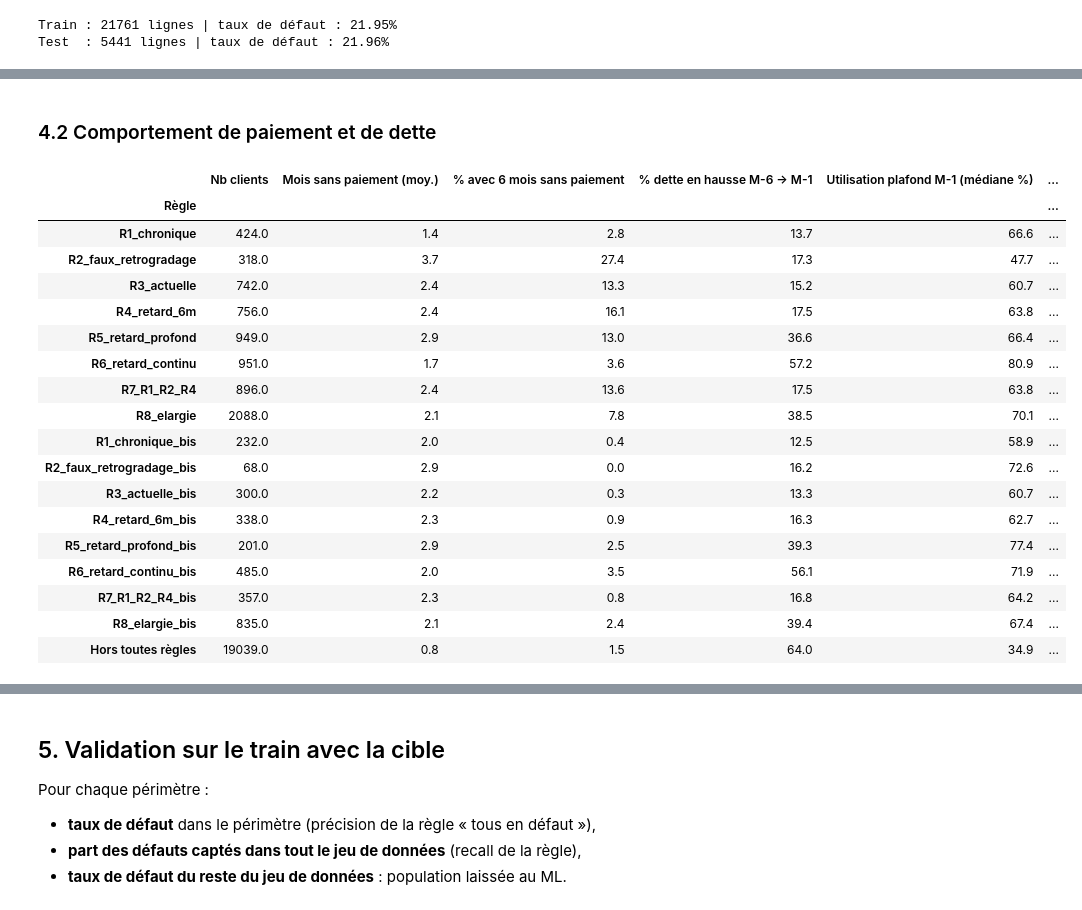
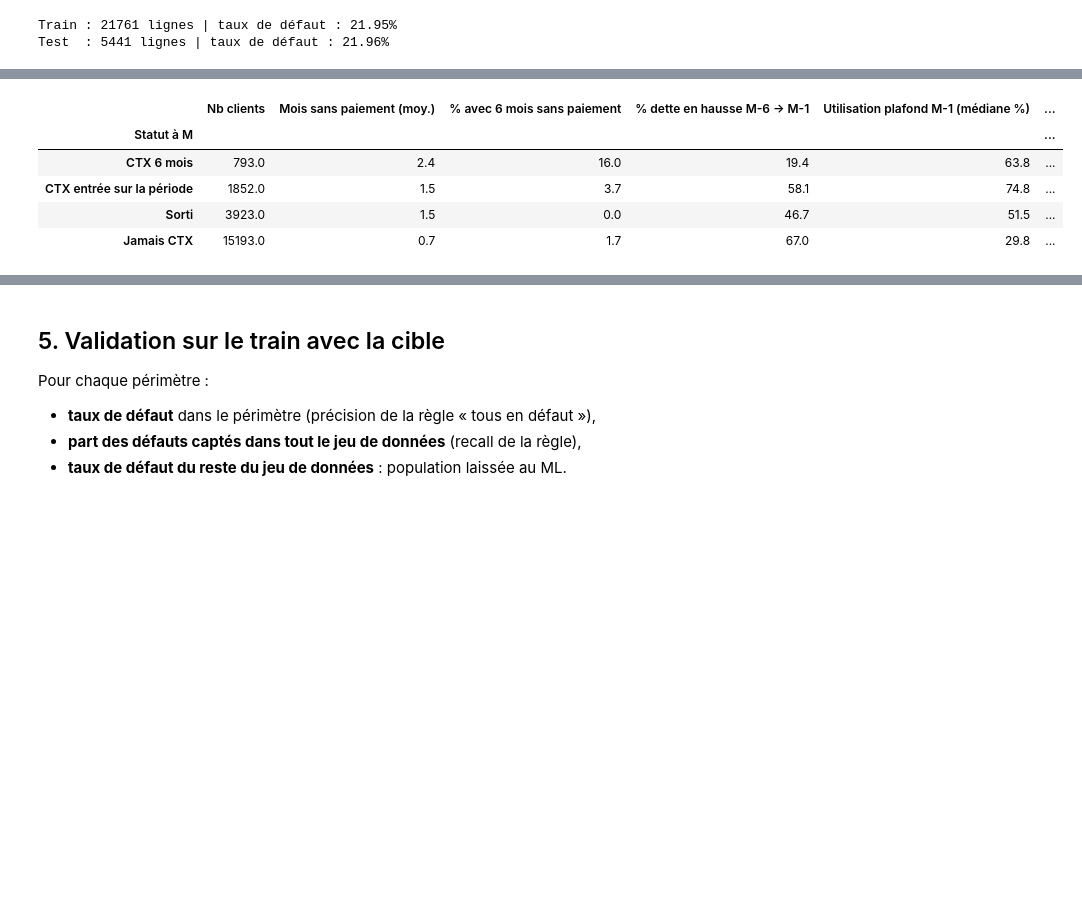
Before and after one commit to johan-mac-59/RiskLens_ML, a Jupyter notebook: src/05_02_EDA_contentieux.ipynb, the cells around one changed output, grey strips where cells are left out. Saved outputs shown, nothing was run; the diff lists cells and outputs as text; code cells hidden in the pictures; blank space fills up the shorter version.

```diff
--- a/src/05_02_EDA_contentieux.ipynb
+++ b/src/05_02_EDA_contentieux.ipynb
@@ -270,43 +486,29 @@ Ventilation des clients de chaque règle par statut à M-1 :
-# %% [markdown]
-### 4.2 Comportement de paiement et de dette
 # %%
 def profil_comportement(d):
     # Nombre de mois sans aucun paiement
     mois_sans_paiement = (d[pay_amt_cols] == 0).sum(axis=1)
     # Évolution de la dette de M-6 à M-1
     evolution_dette = d['BILL_AMT1'] - d['BILL_AMT6']
     # Utilisation du plafond à M-1
     utilisation = d['BILL_AMT1'] / d['LIMIT_BAL'] * 100
     return pd.Series({
         'Nb clients': len(d),
         'Mois sans paiement (moy.)': mois_sans_paiement.mean(),
         '% avec 6 mois sans paiement': (mois_sans_paiement == 6).mean() * 100,
         '% dette en hausse M-6 -> M-1': (evolution_dette > 0).mean() * 100,
         'Utilisation plafond M-1 (médiane %)': utilisation.median(),
         'LIMIT_BAL (médiane)': d['LIMIT_BAL'].median(),
     })
 
-profils = {nom: profil_comportement(df_train[masques_train[nom]]) for nom in regles}
-tous_ctx = masques_train.any(axis=1)
-profils['Hors toutes règles'] = profil_comportement(df_train[~tous_ctx])
-display(pd.DataFrame(profils).T.round(1).rename_axis('Règle'))
+statuts_finaux = ['CTX', 'Sorti', 'Jamais CTX']
+sous_statuts = ['CTX 6 mois', 'CTX entrée sur la période', 'Sorti', 'Jamais CTX']
+display(pd.DataFrame(
+    {s: profil_comportement(df_train[final_train['SOUS_STATUT_CTX'] == s]) for s in sous_statuts}
+).T.round(1).rename_axis('Statut à M'))
 # %% [output]
 |  | Nb clients | Mois sans paiement (moy.) | % avec 6 mois sans paiement | % dette en hausse M-6 -> M-1 | Utilisation plafond M-1 (médiane %) | ... |
-| Règle |  |  |  |  |  | ... |
-| R1_chronique | 424.0 | 1.4 | 2.8 | 13.7 | 66.6 | ... |
-| R2_faux_retrogradage | 318.0 | 3.7 | 27.4 | 17.3 | 47.7 | ... |
-| R3_actuelle | 742.0 | 2.4 | 13.3 | 15.2 | 60.7 | ... |
-| R4_retard_6m | 756.0 | 2.4 | 16.1 | 17.5 | 63.8 | ... |
-| R5_retard_profond | 949.0 | 2.9 | 13.0 | 36.6 | 66.4 | ... |
-| R6_retard_continu | 951.0 | 1.7 | 3.6 | 57.2 | 80.9 | ... |
-| R7_R1_R2_R4 | 896.0 | 2.4 | 13.6 | 17.5 | 63.8 | ... |
-| R8_elargie | 2088.0 | 2.1 | 7.8 | 38.5 | 70.1 | ... |
-| R1_chronique_bis | 232.0 | 2.0 | 0.4 | 12.5 | 58.9 | ... |
-| R2_faux_retrogradage_bis | 68.0 | 2.9 | 0.0 | 16.2 | 72.6 | ... |
-| R3_actuelle_bis | 300.0 | 2.2 | 0.3 | 13.3 | 60.7 | ... |
-| R4_retard_6m_bis | 338.0 | 2.3 | 0.9 | 16.3 | 62.7 | ... |
-| R5_retard_profond_bis | 201.0 | 2.9 | 2.5 | 39.3 | 77.4 | ... |
-| R6_retard_continu_bis | 485.0 | 2.0 | 3.5 | 56.1 | 71.9 | ... |
-| R7_R1_R2_R4_bis | 357.0 | 2.3 | 0.8 | 16.8 | 64.2 | ... |
-| R8_elargie_bis | 835.0 | 2.1 | 2.4 | 39.4 | 67.4 | ... |
-| Hors toutes règles | 19039.0 | 0.8 | 1.5 | 64.0 | 34.9 | ... |
+| Statut à M |  |  |  |  |  | ... |
+| CTX 6 mois | 793.0 | 2.4 | 16.0 | 19.4 | 63.8 | ... |
+| CTX entrée sur la période | 1852.0 | 1.5 | 3.7 | 58.1 | 74.8 | ... |
+| Sorti | 3923.0 | 1.5 | 0.0 | 46.7 | 51.5 | ... |
+| Jamais CTX | 15193.0 | 0.7 | 1.7 | 67.0 | 29.8 | ... |
```
Also changed, not shown: parts of 41 cells of this notebook.
